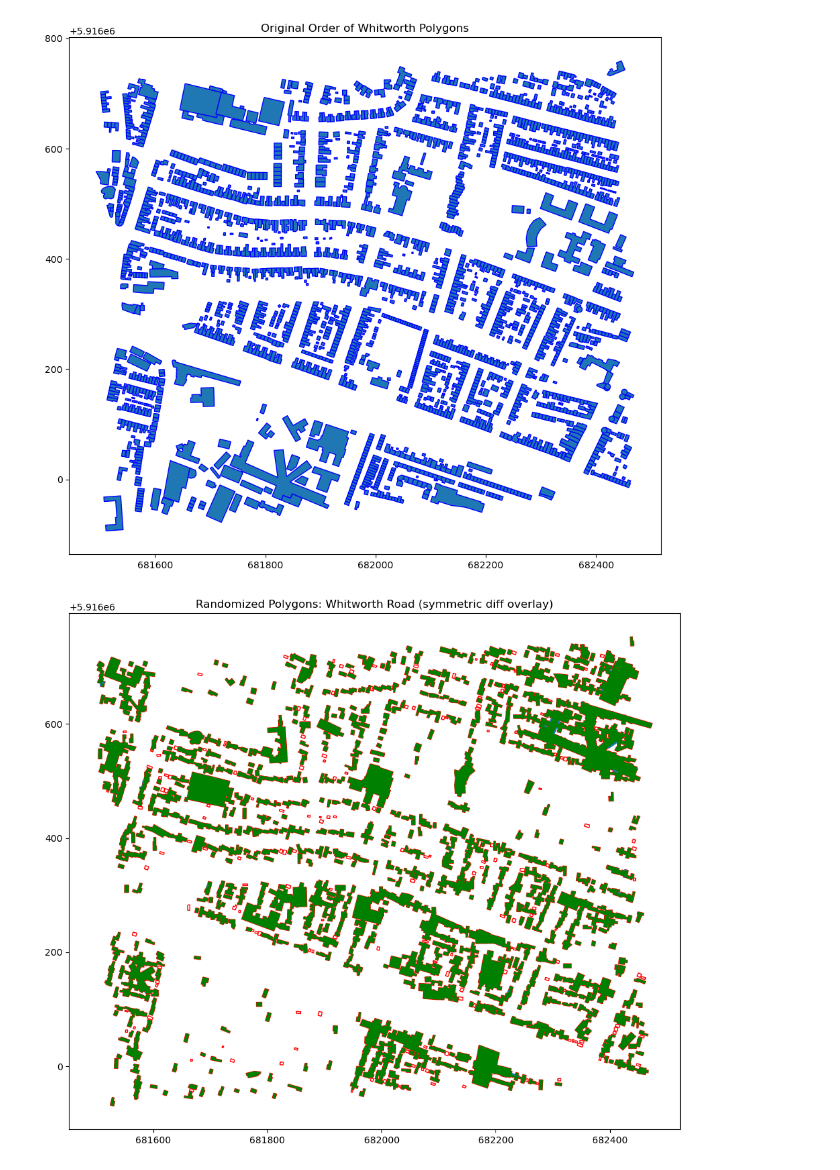
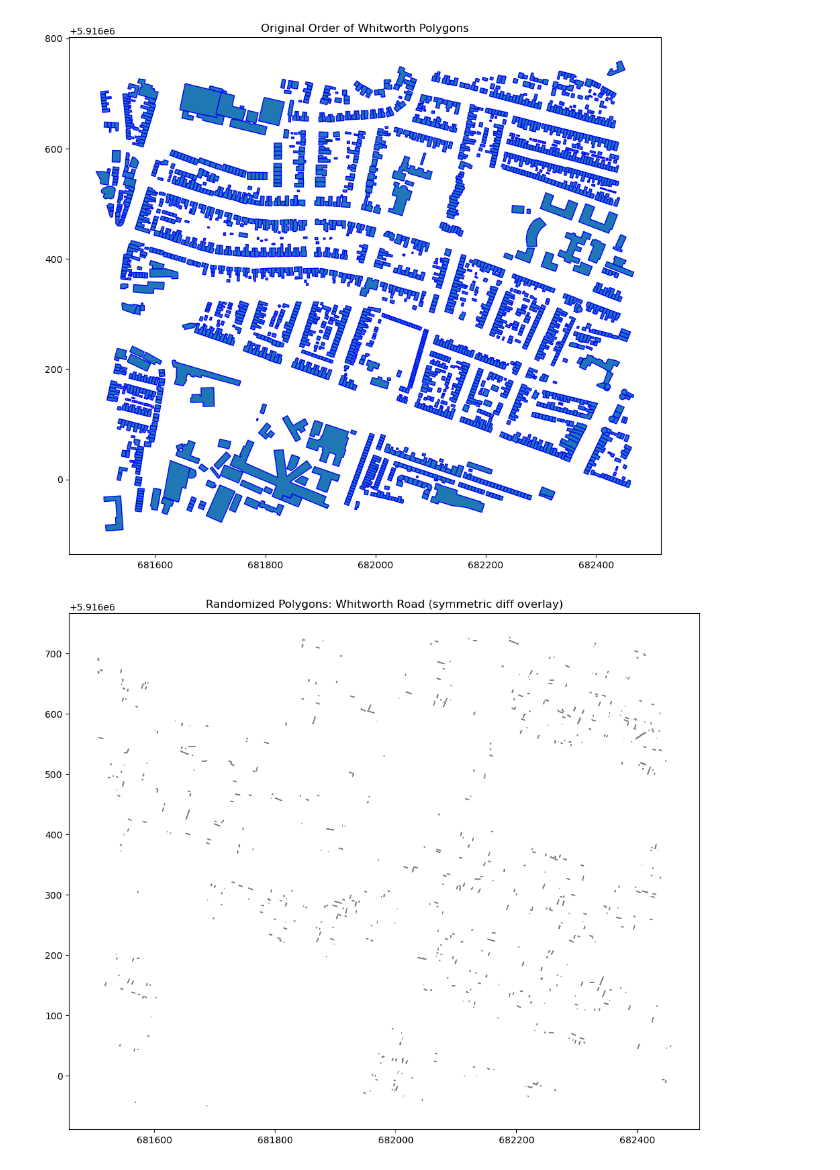
Before and after one commit to paddeaux/radian, a Jupyter notebook: notebooks/testing.ipynb, the cells around one changed output. Cells and saved outputs as stored; diff of their text form; code cells hidden in the pictures.

```diff
--- a/notebooks/testing.ipynb
+++ b/notebooks/testing.ipynb
@@ -103,26 +103,28 @@ plt.show()
 # %%
 seed = 123
 # taking the centroids of the polygons, and flipping the order of them
 whitworth_move = gpd.GeoDataFrame(geometry=whitworth['geometry'].centroid, crs=whitworth.crs).sort_index(ascending=False).sample(frac = 1, random_state=seed).reset_index(drop=True)
 
 whitworth_shuffle = move_gdf(whitworth, whitworth_move)
 
 dis_whitworth = gpd.GeoDataFrame(geometry=list(whitworth_shuffle.dissolve().geometry[0].geoms),crs=whitworth_shuffle.crs)
 dis_whitworth['area'] = dis_whitworth.apply(lambda x: x.area)
 
 dis_whit_med = dis_whitworth[dis_whitworth['area'] > np.median(dis_whitworth['area'])/2]
 step_1 = whitworth_shuffle.overlay(dis_whit_med, how='intersection')
-step_2 = step_1.overlay(step_1, how='union', keep_geom_type=False)
+
+step_2 = step_1.overlay(step_1, how='intersection', keep_geom_type=False)
+step_3 = step_1.overlay(step_1, how='symmetric_difference', keep_geom_type=False)
 
 fig, ax = plt.subplots(1,1,figsize=(15,10))
 
-whitworth_shuffle.plot(ax=ax, edgecolor='red', facecolor='none')
+#whitworth_shuffle.plot(ax=ax, edgecolor='red', facecolor='none')
 #whitworth_shuffle.overlay(dis_whit_med, how='intersection').plot(ax=ax, facecolor='blue',edgecolor='black')
-step_2.plot(ax=ax, facecolor='green')
-
+#step_2.plot(ax=ax, facecolor='green',edgecolor='black')
+step_3.plot(ax=ax, facecolor='red',edgecolor='grey')
 
 ax.set_title("Randomized Polygons: Whitworth Road (symmetric diff overlay)")
 
 plt.show()
 # %% [output]
-[figure, old version]
+[figure, new version]
```
Also changed, not shown: parts of 1 cell of this notebook.
